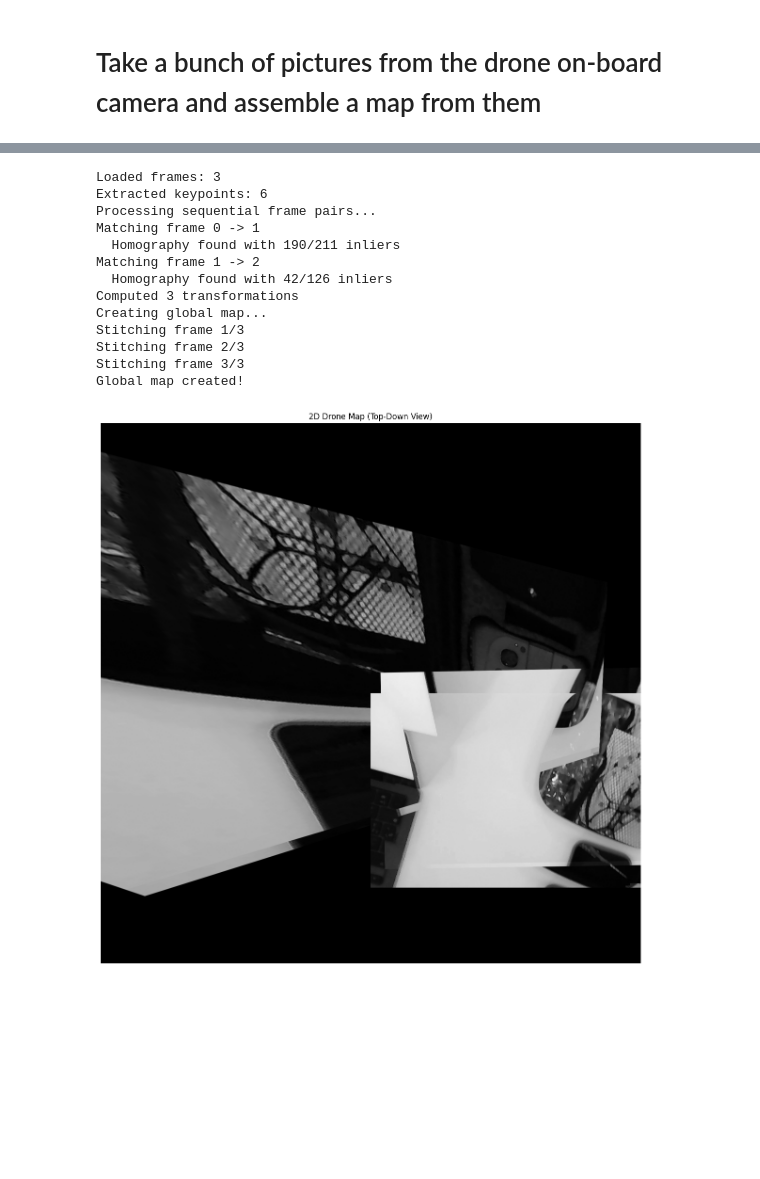
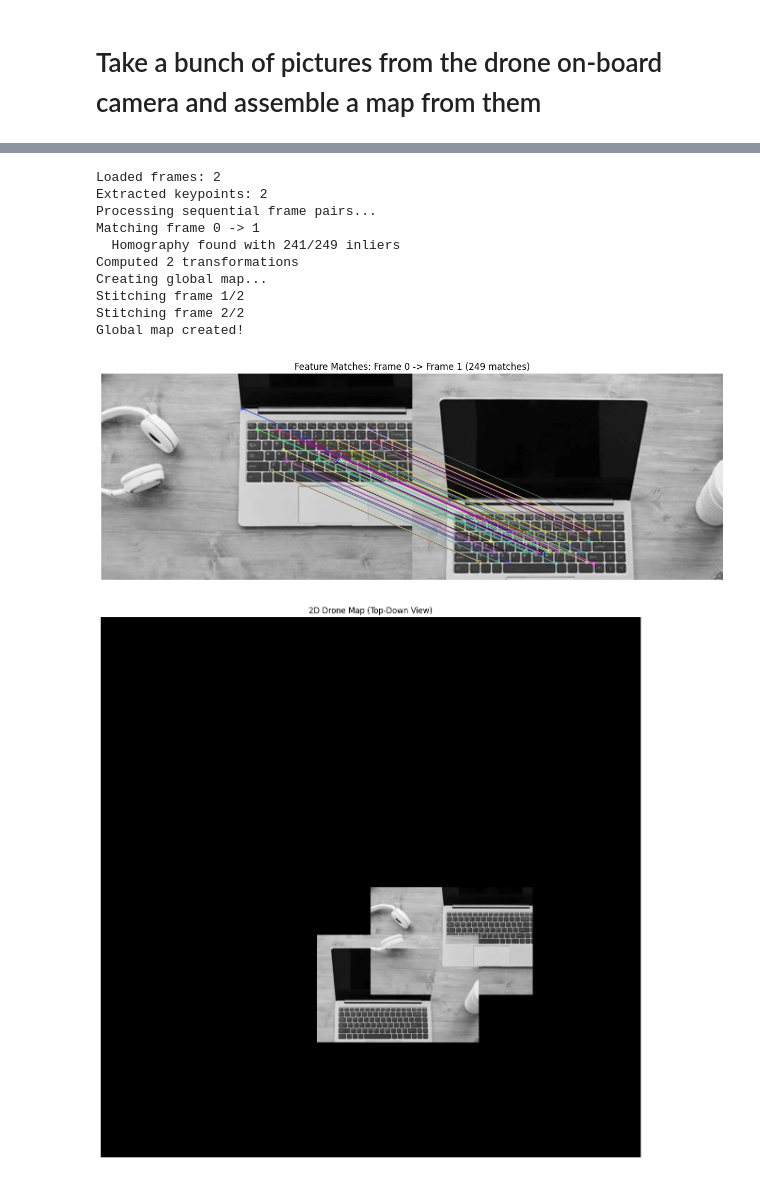
Before and after one commit to tomashobza/slam_notebooks, a Jupyter notebook: mapping.ipynb, the cells around one changed output, grey strips where cells are left out. Saved outputs shown, nothing was run; the diff lists cells and outputs as text; code cells hidden in the pictures; blank space fills up the shorter version.

```diff
--- a/mapping.ipynb
+++ b/mapping.ipynb
@@ -52,12 +52,6 @@ class FramesMapper:
             else:
                 print(f"Frame {frame} does not exist.")
         print("Loaded frames:", len(self.frames))
-
-        # Extract ORB keypoints and descriptors
-        for image in self.images:
-            keypoints, descriptors = self.orb.detectAndCompute(image, None)
-            self.keypoints.append(keypoints)
-            self.descriptors.append(descriptors)
         print(f"Extracted keypoints: {len(self.keypoints)}")
 
     def match_features(self, desc1, desc2):
@@ -159,40 +153,63 @@ class FramesMapper:
                                        (self.map_size[1], self.map_size[0]))
 
             # Blend with existing map (simple max operation)
             self.global_map = np.maximum(self.global_map, warped)
 
         print("Global map created!")
 
+    def visualize_feature_matches(self, frame1_idx, frame2_idx):
+        """Visualize feature matches between two frames"""
+        if frame1_idx >= len(self.images) or frame2_idx >= len(self.images):
+            print("Invalid frame indices")
+            return
+
+        matches = self.match_features(self.descriptors[frame1_idx],
+                                    self.descriptors[frame2_idx])
+
+        if not matches:
+            print("No matches found")
+            return
+
+        # Draw matches
+        img_matches = cv2.drawMatches(self.images[frame1_idx], self.keypoints[frame1_idx],
+                                    self.images[frame2_idx], self.keypoints[frame2_idx],
+                                    matches[:50], None, flags=cv2.DrawMatchesFlags_NOT_DRAW_SINGLE_POINTS)
+
+        plt.figure(figsize=(15, 8))
+        plt.imshow(img_matches, cmap='gray')
+        plt.title(f'Feature Matches: Frame {frame1_idx} -> Frame {frame2_idx} ({len(matches)} matches)')
+        plt.axis('off')
+        plt.show()
+
     def visualize_map(self):
         """Display the global map"""
         if self.global_map is None:
             print("No global map to visualize")
             return
 
         plt.figure(figsize=(12, 12))
         plt.imshow(self.global_map, cmap='gray')
         plt.title('2D Drone Map (Top-Down View)')
         plt.axis('off')
         plt.tight_layout()
         plt.show()
 
 mapper = FramesMapper()
 mapper.load_frames(frames[:2])
 mapper.process_sequential_matching()
 mapper.create_global_map()
+mapper.visualize_feature_matches(0, 1)
 mapper.visualize_map()
 # %% [output]
-Loaded frames: 3
-Extracted keypoints: 6
+Loaded frames: 2
+Extracted keypoints: 2
 Processing sequential frame pairs...
 Matching frame 0 -> 1
-  Homography found with 190/211 inliers
-Matching frame 1 -> 2
-  Homography found with 42/126 inliers
-Computed 3 transformations
+  Homography found with 241/249 inliers
+Computed 2 transformations
 Creating global map...
-Stitching frame 1/3
-Stitching frame 2/3
-Stitching frame 3/3
+Stitching frame 1/2
+Stitching frame 2/2
 Global map created!
-[figure, old version]
+[figure, new version]
+[figure, added]
```
Also changed, not shown: parts of 2 cells of this notebook, 10 other files.
